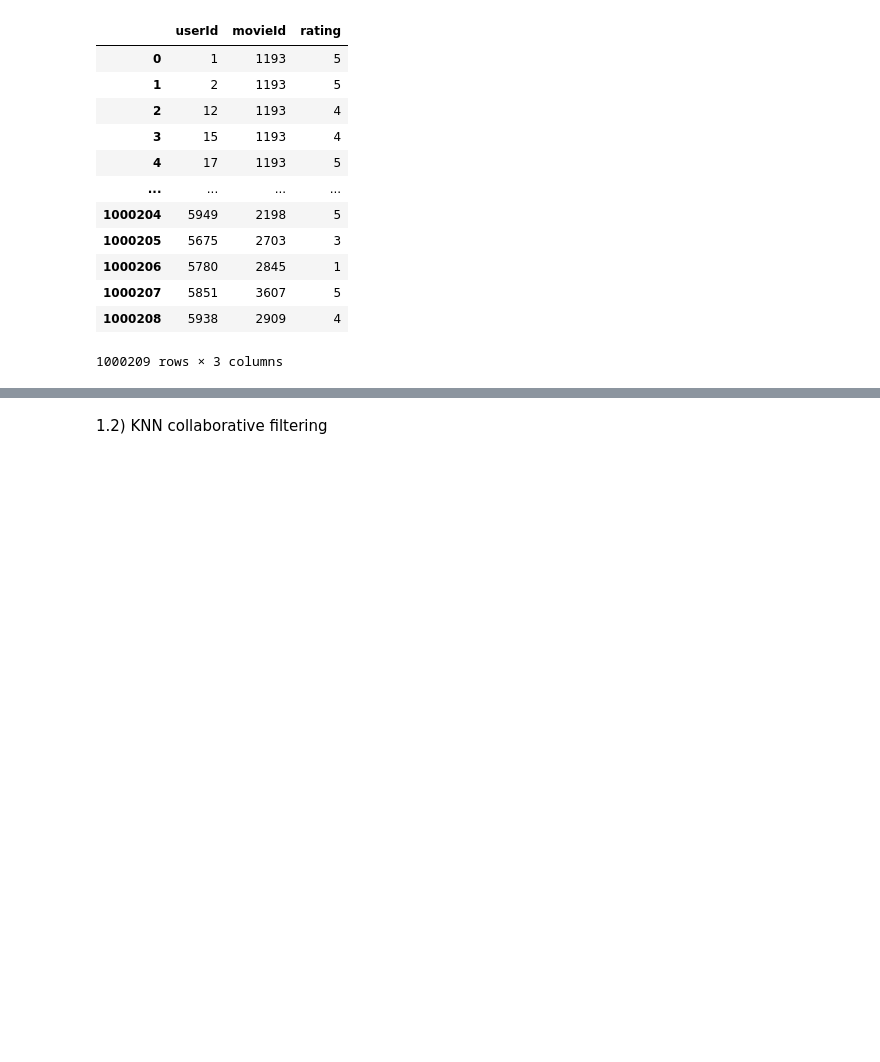
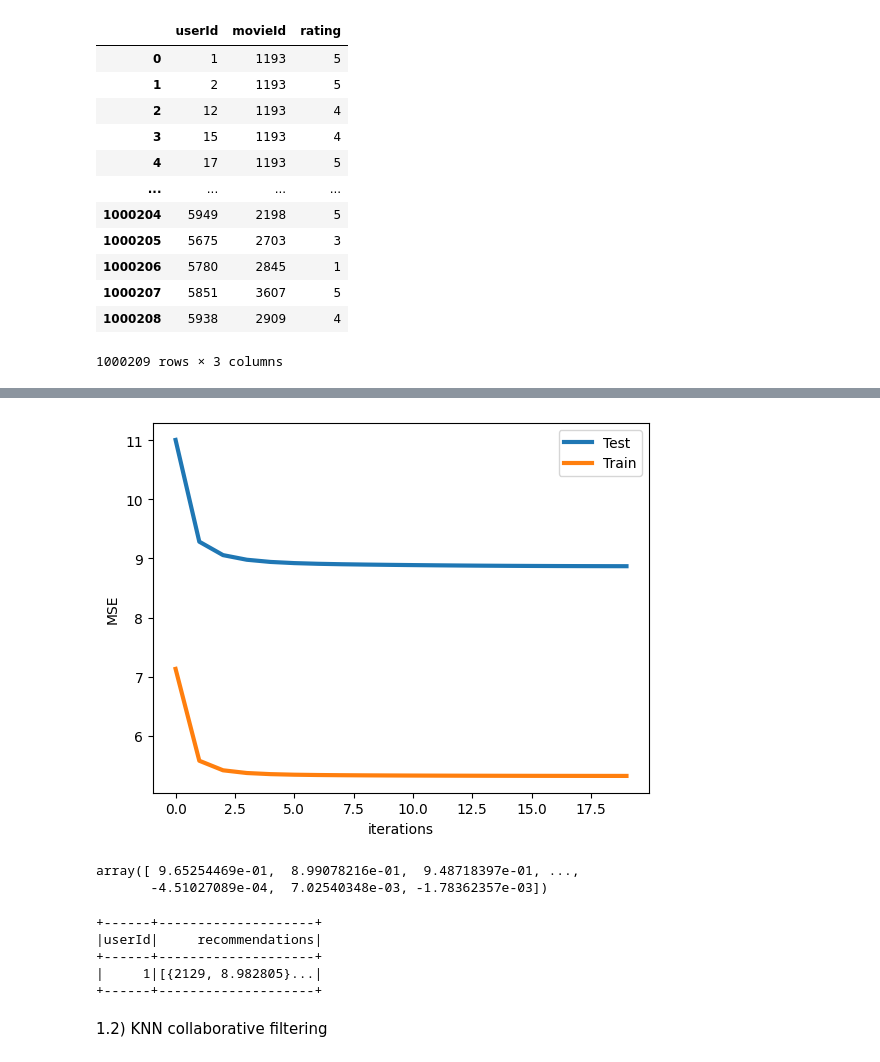
Before and after one commit to AliFehmi/MLProjects, a Jupyter notebook: movieRecommender.ipynb, the cells around one changed output, grey strips where cells are left out. Saved outputs shown, nothing was run; the diff lists cells and outputs as text; code cells hidden in the pictures; blank space fills up the shorter version.

```diff
--- a/movieRecommender.ipynb
+++ b/movieRecommender.ipynb
@@ -192,0 +121,21 @@ RMSE: 3.6006509488708476
+# %%
+def create_train_test(ratings):
+    """
+    split into training and test sets,
+    remove 10 ratings from each user
+    and assign them to the test set
+    """
+    test = np.zeros(ratings.shape)
+    train = ratings.copy()
+    for user in range(ratings.shape[0]):
+        test_index = np.random.choice(
+            np.flatnonzero(ratings[user]), size = 10, replace = False)
+
+        train[user, test_index] = 0.0
+        test[user, test_index] = ratings[user, test_index]
+
+    # assert that training and testing set are truly disjoint
+    assert np.all(train * test == 0)
+    return train, test
+
+train, test = create_train_test(ratings)
@@ -193,3 +215,49 @@ RMSE: 3.6006509488708476
+# %%
+def plot_learning_curve(model):
+    """visualize the training/testing loss"""
+    linewidth = 3
+    plt.plot(model.test_mse_record, label = 'Test', linewidth = linewidth)
+    plt.plot(model.train_mse_record, label = 'Train', linewidth = linewidth)
+    plt.xlabel('iterations')
+    plt.ylabel('MSE')
+    plt.legend(loc = 'best')
+als = ExplicitMF(n_iters = 20, n_factors = 40, reg = 0.01)
+als.fit(train, test)
+plot_learning_curve(als)
+# %% [output]
+[figure, added]
+# %%
+als.predict()[0]
+# %% [output]
+array([ 9.65254469e-01,  8.99078216e-01,  9.48718397e-01, ...,
+       -4.51027089e-04,  7.02540348e-03, -1.78362357e-03])
+# %%
+spark = SparkSession.builder.appName("ALSExample").getOrCreate()
+recommendation_sdf = spark.createDataFrame(recommendation_df)
+als = ALS(
+    maxIter=5,
+    regParam=0.01,
+    userCol="userId",
+    itemCol="movieId",
+    ratingCol="rating",
+    coldStartStrategy="drop",  # This strategy drops any rows in the DataFrame of predictions that contain NaN values.
+    nonnegative=True,  # Enforce non-negative predictions
+    implicitPrefs=False  # Set to True if you are using implicit feedback
+)
+model = als.fit(recommendation_sdf)
+user_recs = model.recommendForAllUsers(5)
+
+# Show the results
+user_recs.show()
+
+recommendations_for_user_one = user_recs.filter(user_recs.userId == 1)
+recommendations_for_user_one.show()
+# %% [output]
++------+--------------------+
+|userId|     recommendations|
++------+--------------------+
+|     1|[{2129, 8.982805}...|
++------+--------------------+
 # %% [markdown]
 1.2) KNN collaborative filtering
 # %% [markdown]
```
Also changed, not shown: parts of 15 cells of this notebook.
